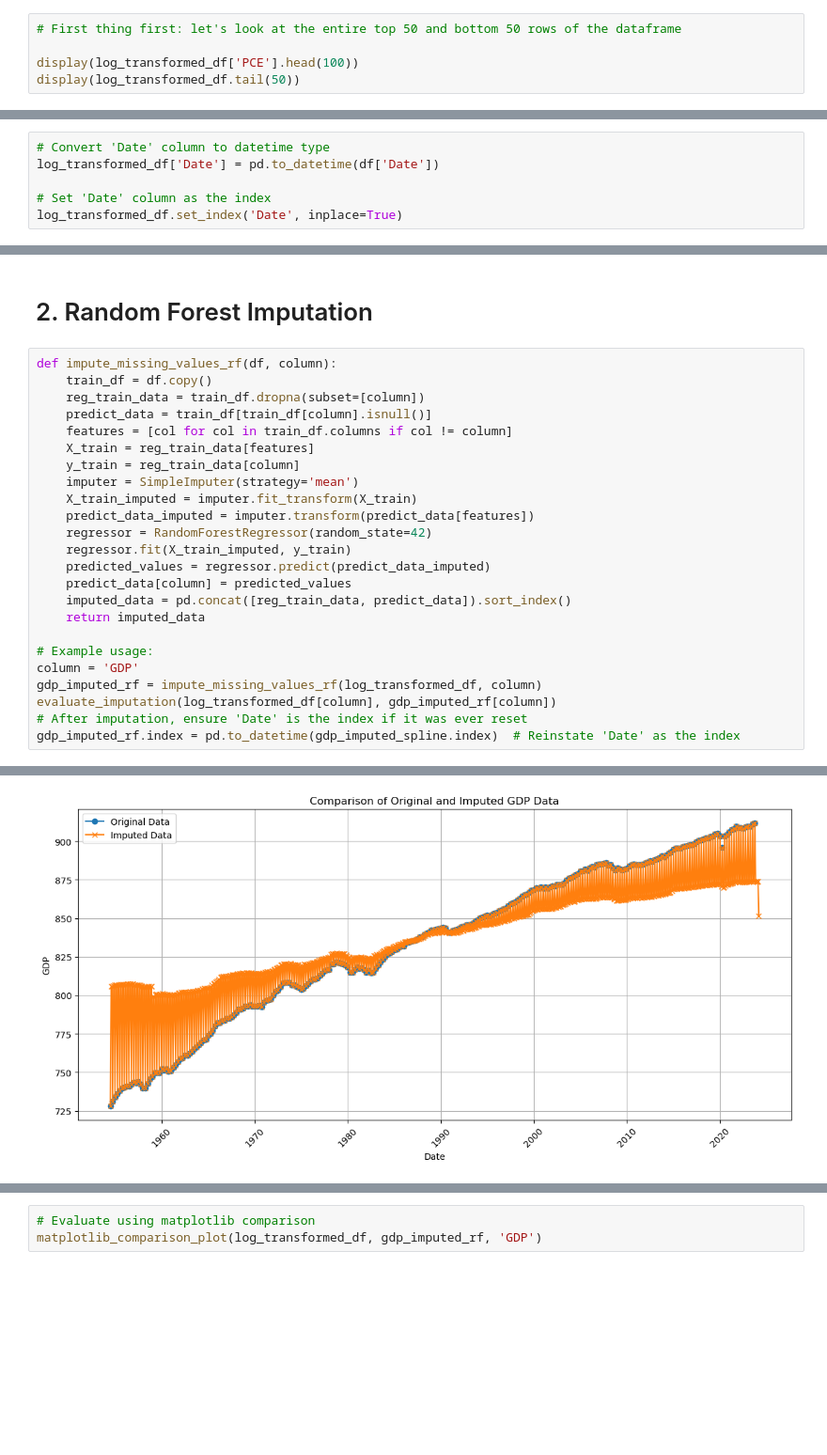
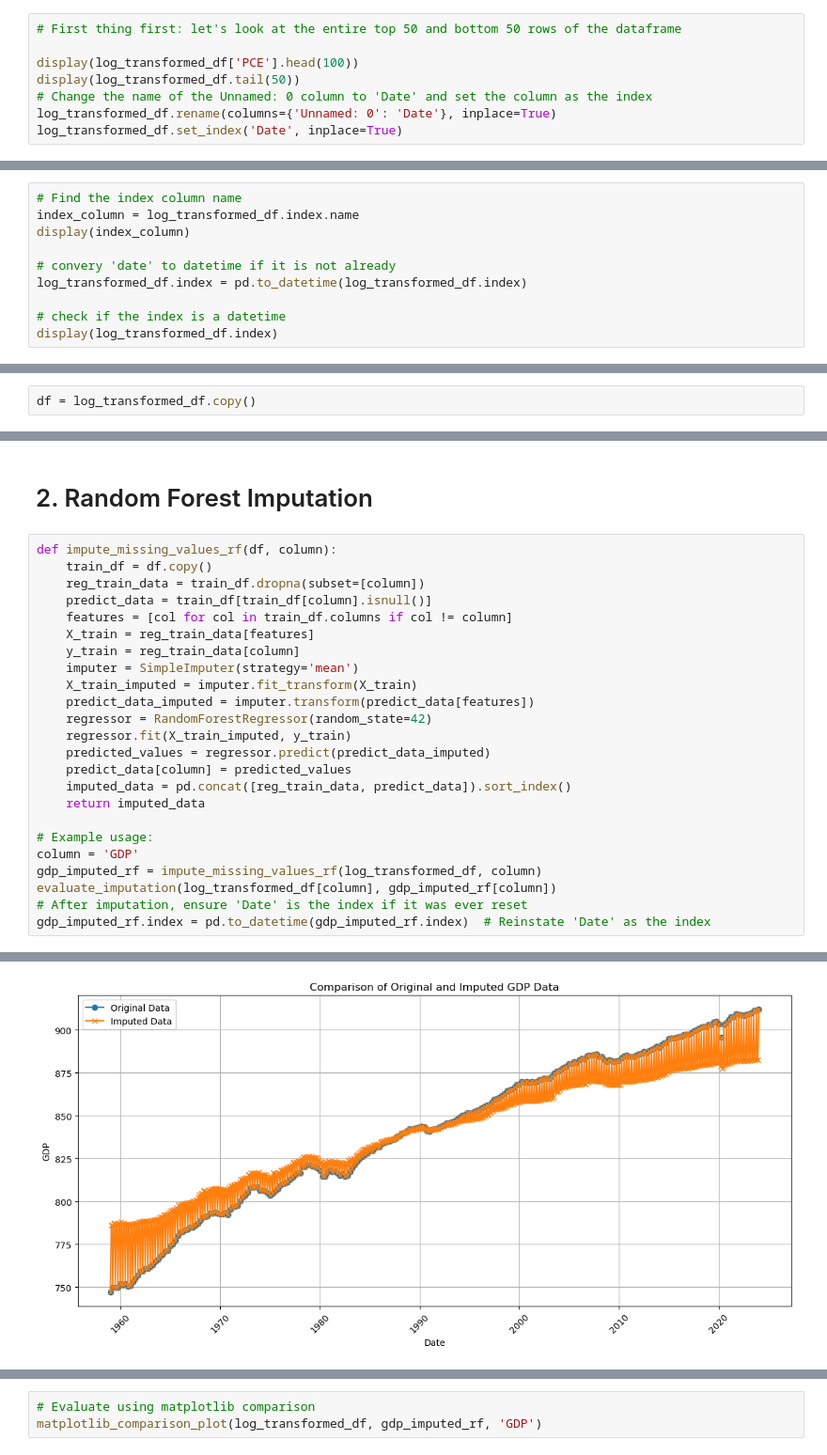
Before and after one commit to najibabounasr/Macri_Economic_Forecast, a Jupyter notebook: Data_Cleaning.ipynb, the cells around one changed output, grey strips where cells are left out. Shown at 94% size. Drawn from its saved outputs; the diff is of its cells as text; blank space fills up the shorter version.

```diff
--- a/Data_Cleaning.ipynb
+++ b/Data_Cleaning.ipynb
@@ -40,4 +40,7 @@ log_transformed_df = pd.read_csv('Data/Completed_Dataframes/log_transformed_df.c
 
 display(log_transformed_df['PCE'].head(100))
 display(log_transformed_df.tail(50))
+# Change the name of the Unnamed: 0 column to 'Date' and set the column as the index
+log_transformed_df.rename(columns={'Unnamed: 0': 'Date'}, inplace=True)
+log_transformed_df.set_index('Date', inplace=True)
 # %% [output]
@@ -219,7 +182,11 @@ WTISPLC         float64
 dtype: object
-# %%
-# Convert 'Date' column to datetime type
-log_transformed_df['Date'] = pd.to_datetime(df['Date'])
-
-# Set 'Date' column as the index
-log_transformed_df.set_index('Date', inplace=True)
+# %%
+# Find the index column name
+index_column = log_transformed_df.index.name
+display(index_column)
+
+# convery 'date' to datetime if it is not already
+log_transformed_df.index = pd.to_datetime(log_transformed_df.index)
+
+# check if the index is a datetime
+display(log_transformed_df.index)
@@ -244,6 +221,8 @@ display(quarterly_data)
 # Fixing Quarterly data: Reverse Imputation
 
 The dataset contains quarterly data, and the NaN values are filled with the previous quarter's data. This is a common practice in financial data, but it can lead to data leakage.
+# %%
+df = log_transformed_df.copy()
 # %%
 # Step 1: Identify Numeric Columns
 numeric_columns = df.select_dtypes(include=['float64', 'int64']).columns
@@ -386,30 +365,30 @@ matplotlib_comparison_plot(log_transformed_df, gdp_imputed_mean, 'GDP')
 # %%
 def impute_missing_values_rf(df, column):
     train_df = df.copy()
     reg_train_data = train_df.dropna(subset=[column])
     predict_data = train_df[train_df[column].isnull()]
     features = [col for col in train_df.columns if col != column]
     X_train = reg_train_data[features]
     y_train = reg_train_data[column]
     imputer = SimpleImputer(strategy='mean')
     X_train_imputed = imputer.fit_transform(X_train)
     predict_data_imputed = imputer.transform(predict_data[features])
     regressor = RandomForestRegressor(random_state=42)
     regressor.fit(X_train_imputed, y_train)
     predicted_values = regressor.predict(predict_data_imputed)
     predict_data[column] = predicted_values
     imputed_data = pd.concat([reg_train_data, predict_data]).sort_index()
     return imputed_data
 
 # Example usage:
 column = 'GDP'
 gdp_imputed_rf = impute_missing_values_rf(log_transformed_df, column)
 evaluate_imputation(log_transformed_df[column], gdp_imputed_rf[column])
 # After imputation, ensure 'Date' is the index if it was ever reset
-gdp_imputed_rf.index = pd.to_datetime(gdp_imputed_spline.index)  # Reinstate 'Date' as the index
+gdp_imputed_rf.index = pd.to_datetime(gdp_imputed_rf.index)  # Reinstate 'Date' as the index
 # %% [output]
 A value is trying to be set on a copy of a slice from a DataFrame.
 Try using .loc[row_indexer,col_indexer] = value instead
 
 See the caveats in the documentation: https://pandas.pydata.org/pandas-docs/stable/user_guide/indexing.html#returning-a-view-versus-a-copy
-[figure, old version]
+[figure, new version]
```
Also changed, not shown: parts of 48 cells of this notebook, 22 other files.
